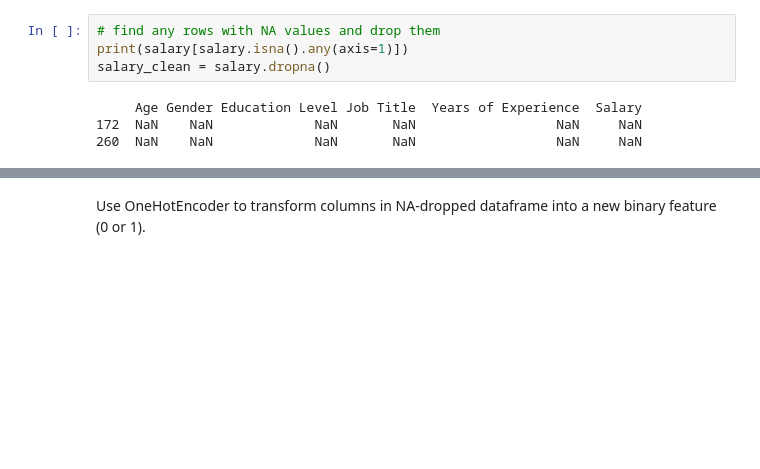
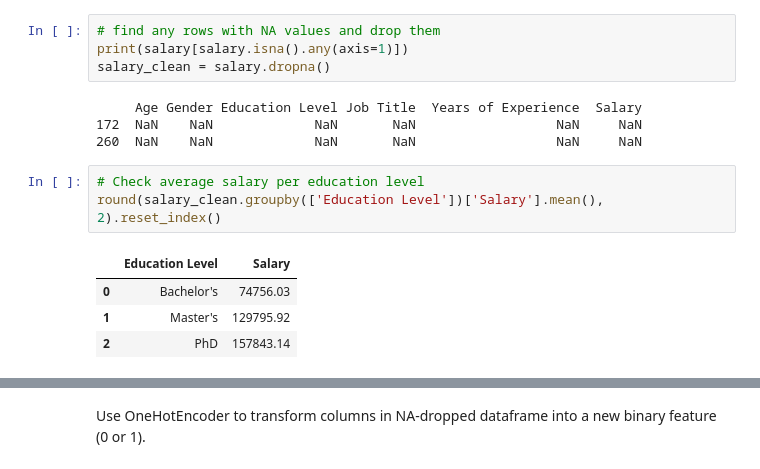
Before and after one commit to Jacinda-Chen/salary-prediction, a Jupyter notebook: salary_modeling.ipynb, the cells around one changed output, grey strips where cells are left out. Drawn from its saved outputs; the diff is of its cells as text; blank space fills up the shorter version.

```diff
--- a/salary_modeling.ipynb
+++ b/salary_modeling.ipynb
@@ -84,3 +87,11 @@ salary_clean = salary.dropna()
      Age Gender Education Level Job Title  Years of Experience  Salary
 172  NaN    NaN             NaN       NaN                  NaN     NaN
 260  NaN    NaN             NaN       NaN                  NaN     NaN
+# %%
+# Check average salary per education level
+round(salary_clean.groupby(['Education Level'])['Salary'].mean(), 2).reset_index()
+# %% [output]
+|  | Education Level | Salary |
+| 0 | Bachelor's | 74756.03 |
+| 1 | Master's | 129795.92 |
+| 2 | PhD | 157843.14 |
```
Also changed, not shown: parts of 5 cells of this notebook.
